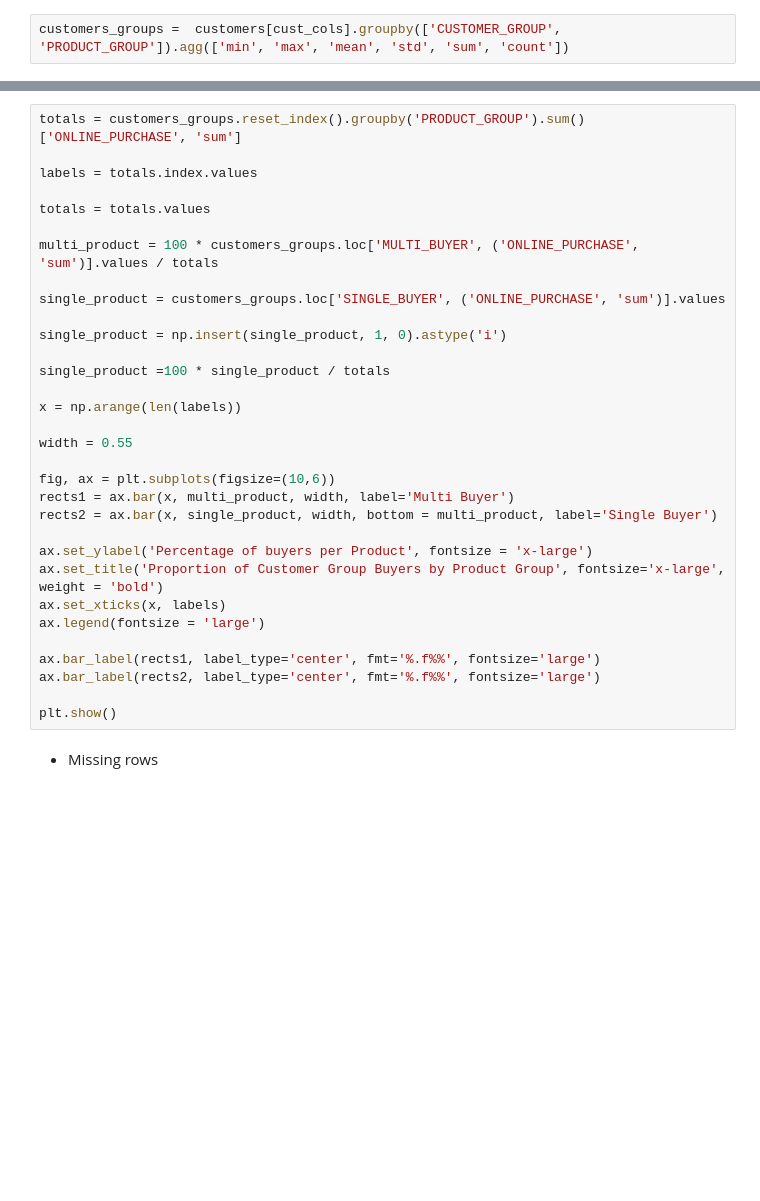
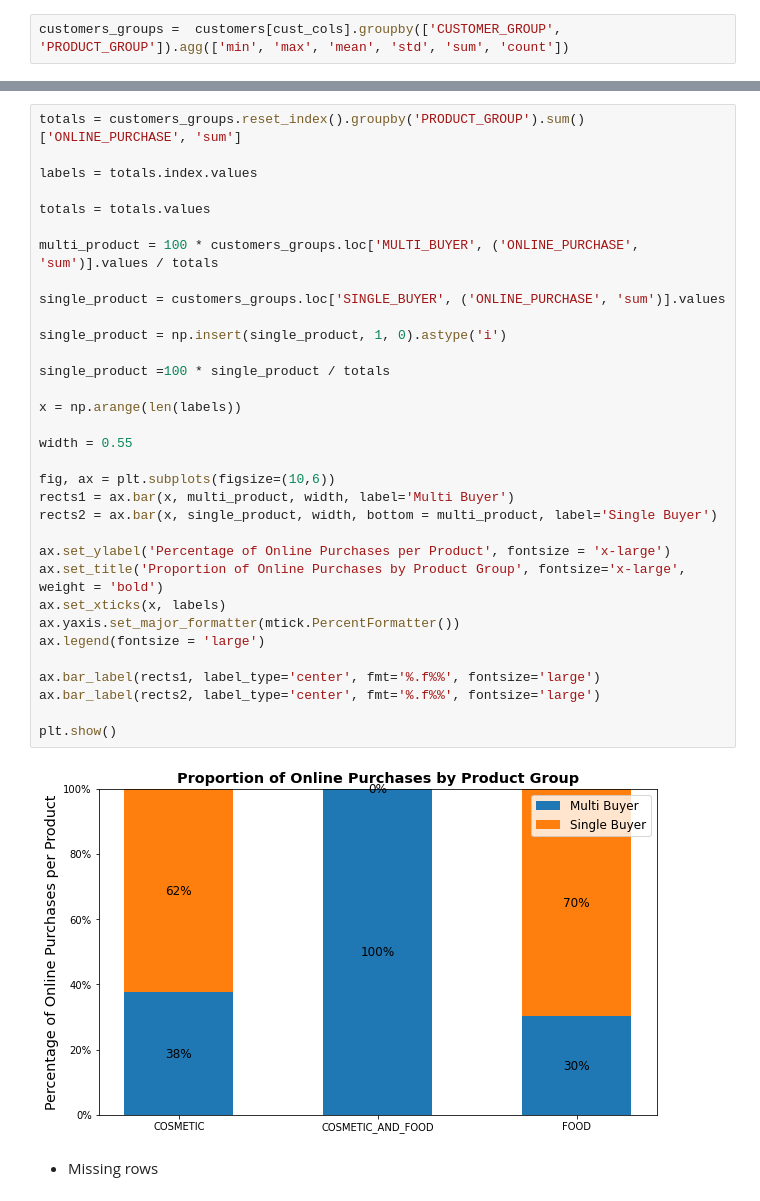
Before and after one commit to GuiOli91/Bertelsmann_Avarto, a Jupyter notebook: Arvato Project Workbook.ipynb, the cells around one changed output, grey strips where cells are left out. Cells and saved outputs as stored; diff of their text form; blank space fills up the shorter version.

```diff
--- a/Arvato Project Workbook.ipynb
+++ b/Arvato Project Workbook.ipynb
@@ -227,35 +303,38 @@ customers_groups.reset_index()
 # %%
 totals = customers_groups.reset_index().groupby('PRODUCT_GROUP').sum()['ONLINE_PURCHASE', 'sum']
 
 labels = totals.index.values
 
 totals = totals.values
 
 multi_product = 100 * customers_groups.loc['MULTI_BUYER', ('ONLINE_PURCHASE', 'sum')].values / totals
 
 single_product = customers_groups.loc['SINGLE_BUYER', ('ONLINE_PURCHASE', 'sum')].values
 
 single_product = np.insert(single_product, 1, 0).astype('i')
 
 single_product =100 * single_product / totals
 
 x = np.arange(len(labels))
 
 width = 0.55
 
 fig, ax = plt.subplots(figsize=(10,6))
 rects1 = ax.bar(x, multi_product, width, label='Multi Buyer')
 rects2 = ax.bar(x, single_product, width, bottom = multi_product, label='Single Buyer')
 
-ax.set_ylabel('Percentage of buyers per Product', fontsize = 'x-large')
-ax.set_title('Proportion of Customer Group Buyers by Product Group', fontsize='x-large', weight = 'bold')
+ax.set_ylabel('Percentage of Online Purchases per Product', fontsize = 'x-large')
+ax.set_title('Proportion of Online Purchases by Product Group', fontsize='x-large', weight = 'bold')
 ax.set_xticks(x, labels)
+ax.yaxis.set_major_formatter(mtick.PercentFormatter())
 ax.legend(fontsize = 'large')
 
 ax.bar_label(rects1, label_type='center', fmt='%.f%%', fontsize='large')
 ax.bar_label(rects2, label_type='center', fmt='%.f%%', fontsize='large')
 
 plt.show()
+# %% [output]
+[figure, added]
 # %% [markdown]
 * Missing rows
 # %%
```
Also changed, not shown: parts of 76 cells of this notebook.
